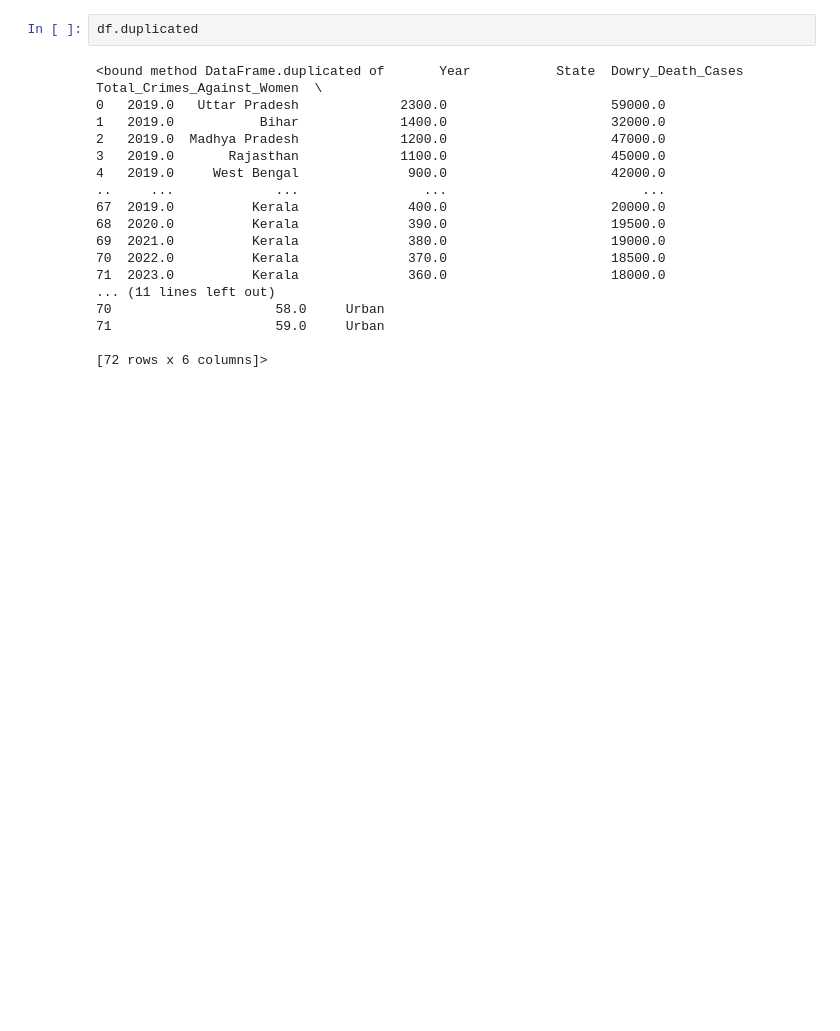
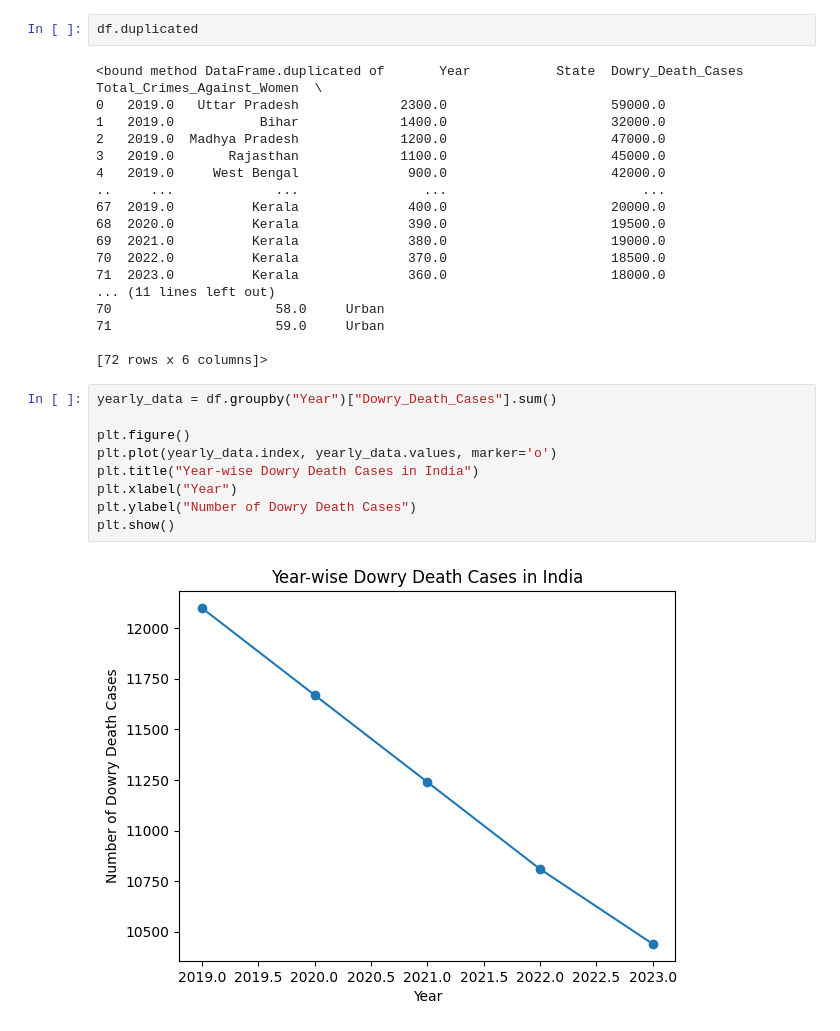
Before and after one commit to sonamkri2519/internship_projects, a Jupyter notebook: test.ipynb, the cells around one changed output. Drawn from its saved outputs; the diff is of its cells as text; blank space fills up the shorter version.

```diff
--- a/test.ipynb
+++ b/test.ipynb
@@ -67,3 +68,14 @@ df.duplicated
 71                     59.0     Urban
 
 [72 rows x 6 columns]>
+# %%
+yearly_data = df.groupby("Year")["Dowry_Death_Cases"].sum()
+
+plt.figure()
+plt.plot(yearly_data.index, yearly_data.values, marker='o')
+plt.title("Year-wise Dowry Death Cases in India")
+plt.xlabel("Year")
+plt.ylabel("Number of Dowry Death Cases")
+plt.show()
+# %% [output]
+[figure, added]
```
Also changed, not shown: parts of 5 cells of this notebook.
